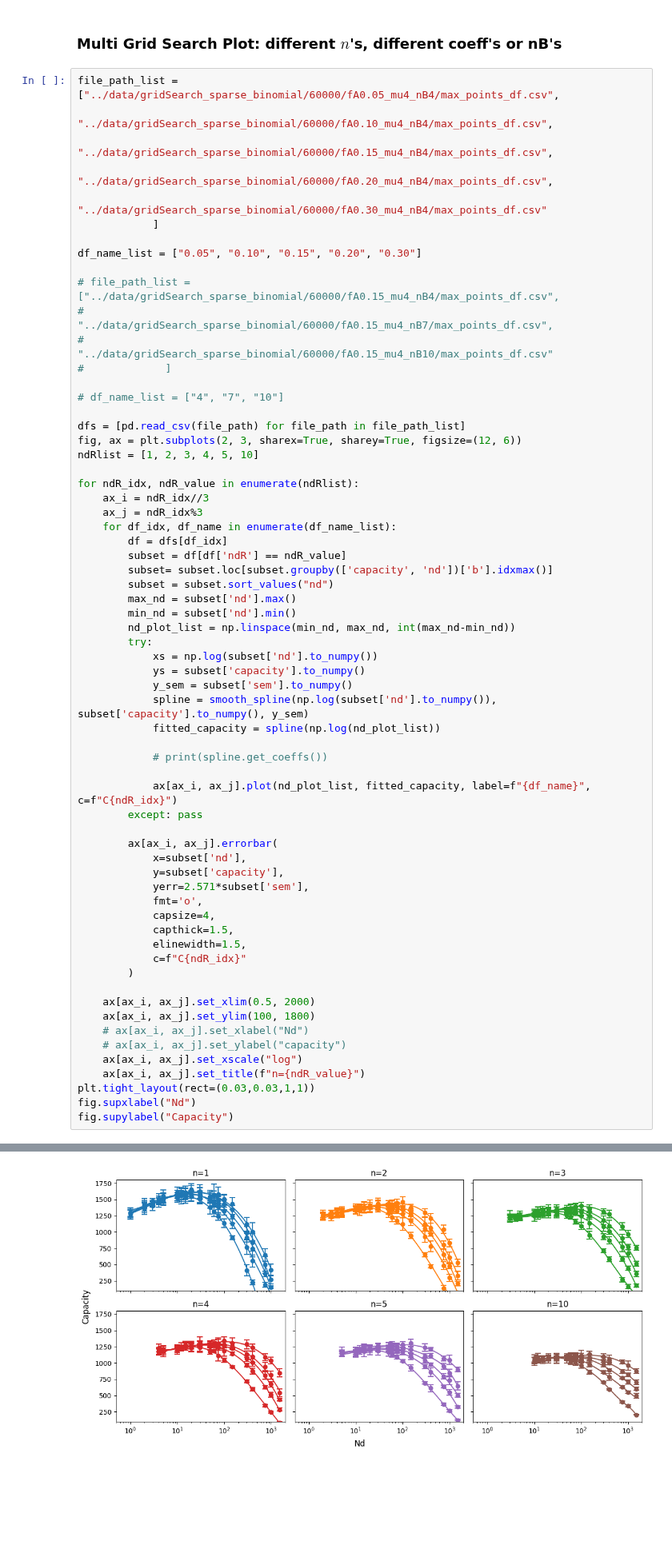
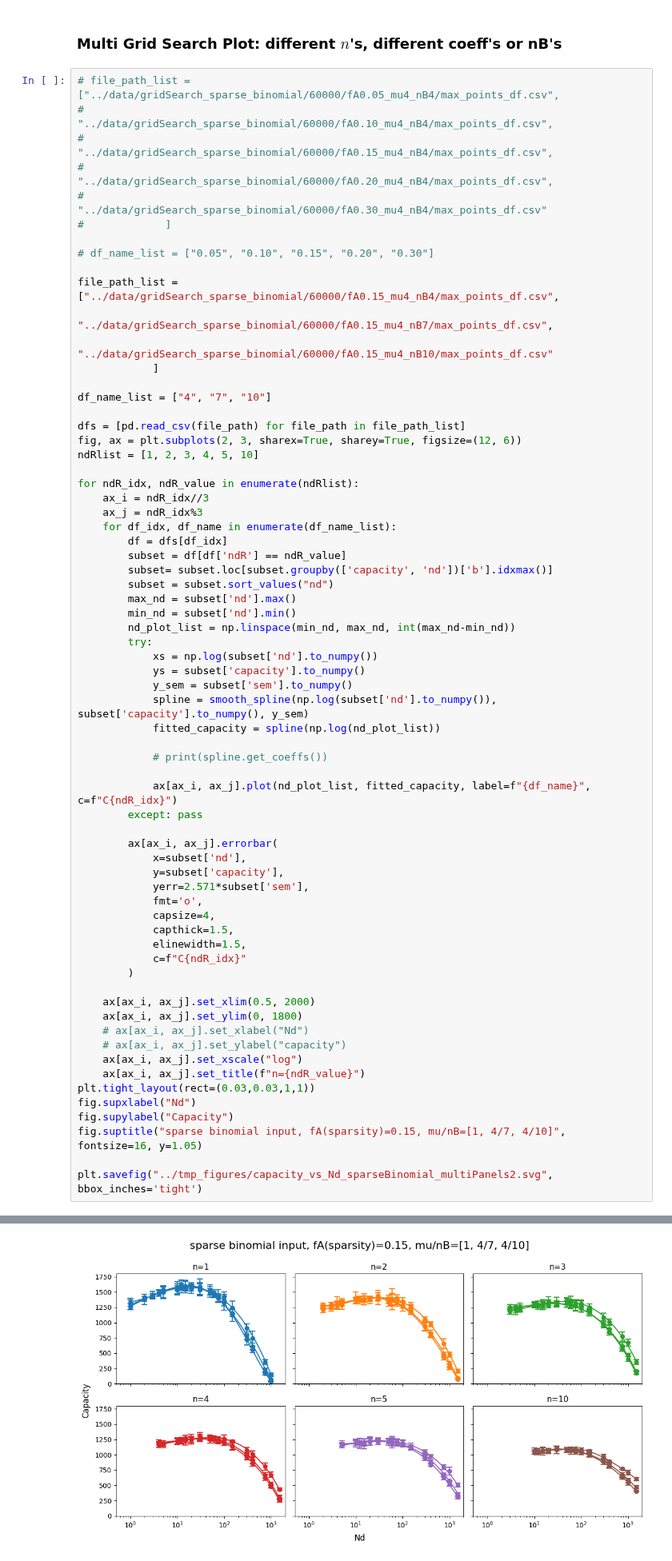
Before and after one commit to Cai-Fangxu/dendrite_familiarity_detection, a Jupyter notebook: b_bk_grid_search_sparse_binomial/plot.ipynb, the cells around one changed output, grey strips where cells are left out. Shown at 80% size. Cells and saved outputs as stored; diff of their text form; blank space fills up the shorter version.

```diff
--- a/b_bk_grid_search_sparse_binomial/plot.ipynb
+++ b/b_bk_grid_search_sparse_binomial/plot.ipynb
@@ -190,21 +190,21 @@ plt.tight_layout()
 # %% [markdown]
 ### Multi Grid Search Plot: different $n$'s, different coeff's or nB's
 # %%
-file_path_list = ["../data/gridSearch_sparse_binomial/60000/fA0.05_mu4_nB4/max_points_df.csv",
-                "../data/gridSearch_sparse_binomial/60000/fA0.10_mu4_nB4/max_points_df.csv",
-                "../data/gridSearch_sparse_binomial/60000/fA0.15_mu4_nB4/max_points_df.csv",
-                "../data/gridSearch_sparse_binomial/60000/fA0.20_mu4_nB4/max_points_df.csv",
-                "../data/gridSearch_sparse_binomial/60000/fA0.30_mu4_nB4/max_points_df.csv"
+# file_path_list = ["../data/gridSearch_sparse_binomial/60000/fA0.05_mu4_nB4/max_points_df.csv",
+#                 "../data/gridSearch_sparse_binomial/60000/fA0.10_mu4_nB4/max_points_df.csv",
+#                 "../data/gridSearch_sparse_binomial/60000/fA0.15_mu4_nB4/max_points_df.csv",
+#                 "../data/gridSearch_sparse_binomial/60000/fA0.20_mu4_nB4/max_points_df.csv",
+#                 "../data/gridSearch_sparse_binomial/60000/fA0.30_mu4_nB4/max_points_df.csv"
+#             ]
+
+# df_name_list = ["0.05", "0.10", "0.15", "0.20", "0.30"]
+
+file_path_list = ["../data/gridSearch_sparse_binomial/60000/fA0.15_mu4_nB4/max_points_df.csv",
+                  "../data/gridSearch_sparse_binomial/60000/fA0.15_mu4_nB7/max_points_df.csv",
+                  "../data/gridSearch_sparse_binomial/60000/fA0.15_mu4_nB10/max_points_df.csv"
             ]
 
-df_name_list = ["0.05", "0.10", "0.15", "0.20", "0.30"]
-
-# file_path_list = ["../data/gridSearch_sparse_binomial/60000/fA0.15_mu4_nB4/max_points_df.csv",
-#                   "../data/gridSearch_sparse_binomial/60000/fA0.15_mu4_nB7/max_points_df.csv",
-#                   "../data/gridSearch_sparse_binomial/60000/fA0.15_mu4_nB10/max_points_df.csv"
-#             ]
-
-# df_name_list = ["4", "7", "10"]
+df_name_list = ["4", "7", "10"]
 
 dfs = [pd.read_csv(file_path) for file_path in file_path_list]
 fig, ax = plt.subplots(2, 3, sharex=True, sharey=True, figsize=(12, 6))
@@ -245,7 +245,7 @@ for ndR_idx, ndR_value in enumerate(ndRlist):
         )
 
     ax[ax_i, ax_j].set_xlim(0.5, 2000)
-    ax[ax_i, ax_j].set_ylim(100, 1800)
+    ax[ax_i, ax_j].set_ylim(0, 1800)
     # ax[ax_i, ax_j].set_xlabel("Nd")
     # ax[ax_i, ax_j].set_ylabel("capacity")
     ax[ax_i, ax_j].set_xscale("log")
@@ -253,4 +253,7 @@ for ndR_idx, ndR_value in enumerate(ndRlist):
 plt.tight_layout(rect=(0.03,0.03,1,1))
 fig.supxlabel("Nd")
 fig.supylabel("Capacity")
+fig.suptitle("sparse binomial input, fA(sparsity)=0.15, mu/nB=[1, 4/7, 4/10]", fontsize=16, y=1.05)
+
+plt.savefig("../tmp_figures/capacity_vs_Nd_sparseBinomial_multiPanels2.svg", bbox_inches='tight')
 # %% [output]
@@ -258 +260 @@ Text(0.02, 0.5, 'Capacity')
-[figure, old version]
+[figure, new version]
```
Also changed, not shown: parts of 1 cell of this notebook, 9 other files.
